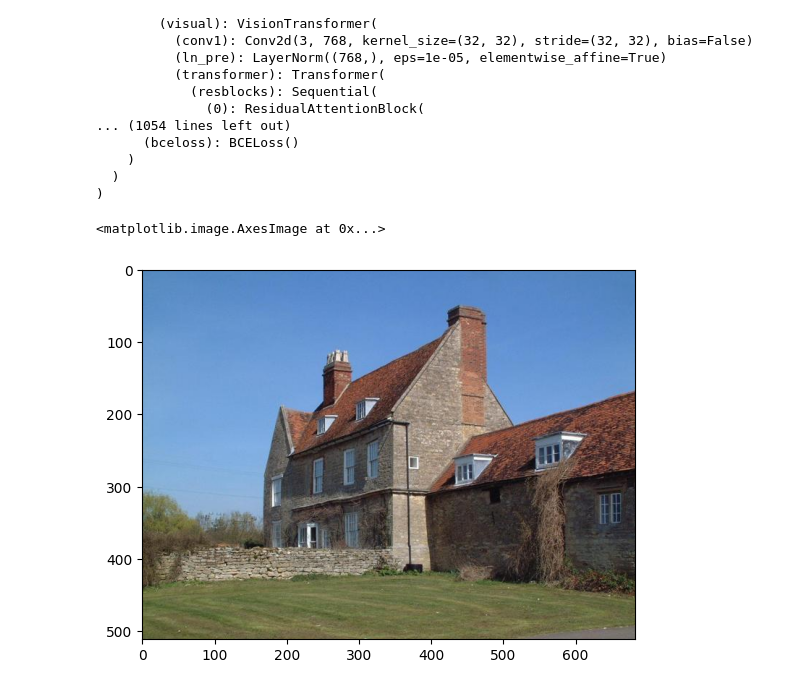
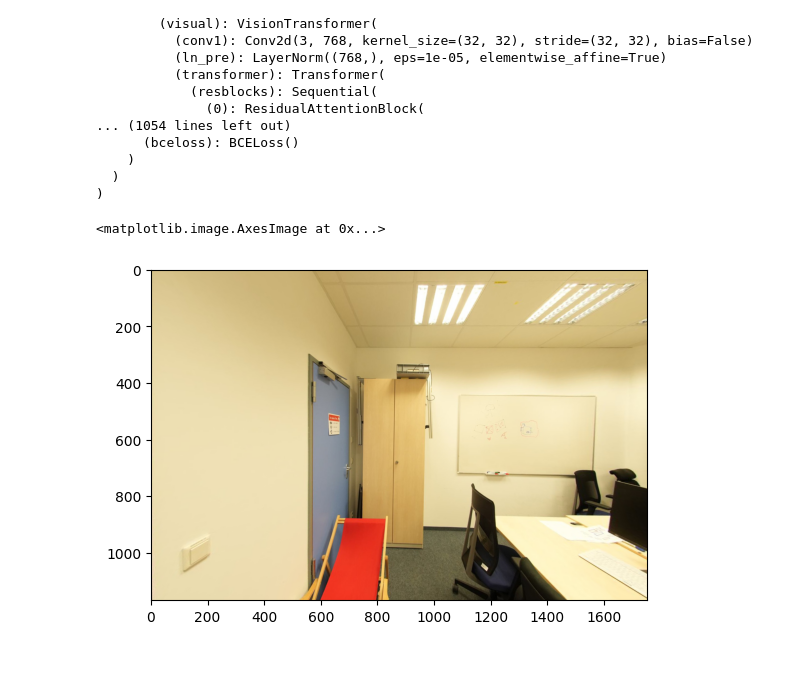
Before and after one commit to gabormarko/lang-seg, a Jupyter notebook: lseg_demo.ipynb, the cells around one changed output. Saved outputs shown, nothing was run; the diff lists cells and outputs as text; code cells hidden in the pictures; blank space fills up the shorter version.

```diff
--- a/lseg_demo.ipynb
+++ b/lseg_demo.ipynb
@@ -352,22 +353,22 @@ LSeg_MultiEvalModule(
 # %%
 img_path = 'inputs/cat1.jpeg'
 #img_path = 'inputs/catdog.png'
-img_path = '/home/neural_fields/Unified-Lift-Gabor/datasets/ADEChallengeData2016/images/validation/ADE_val_00000001.jpg'
+img_path = '/home/neural_fields/Unified-Lift-Gabor/data/scannetpp/officescene/images/DSC03423.JPG'
 crop_size = 480
 padding = [0.0] * 3
 image = Image.open(img_path)
 image = np.array(image)
 transform = transforms.Compose(
     [
         transforms.ToTensor(),
         transforms.Normalize([0.5, 0.5, 0.5], [0.5, 0.5, 0.5]),
     ]
 )
 image = transform(image).unsqueeze(0)
 img = image[0].permute(1,2,0)
 img = img * 0.5 + 0.5
 plt.imshow(img)
 # %% [output]
 <matplotlib.image.AxesImage at 0x...>
-[figure, old version]
+[figure, new version]
 # %%
```
Also changed, not shown: parts of 4 cells of this notebook, 4 other files.
